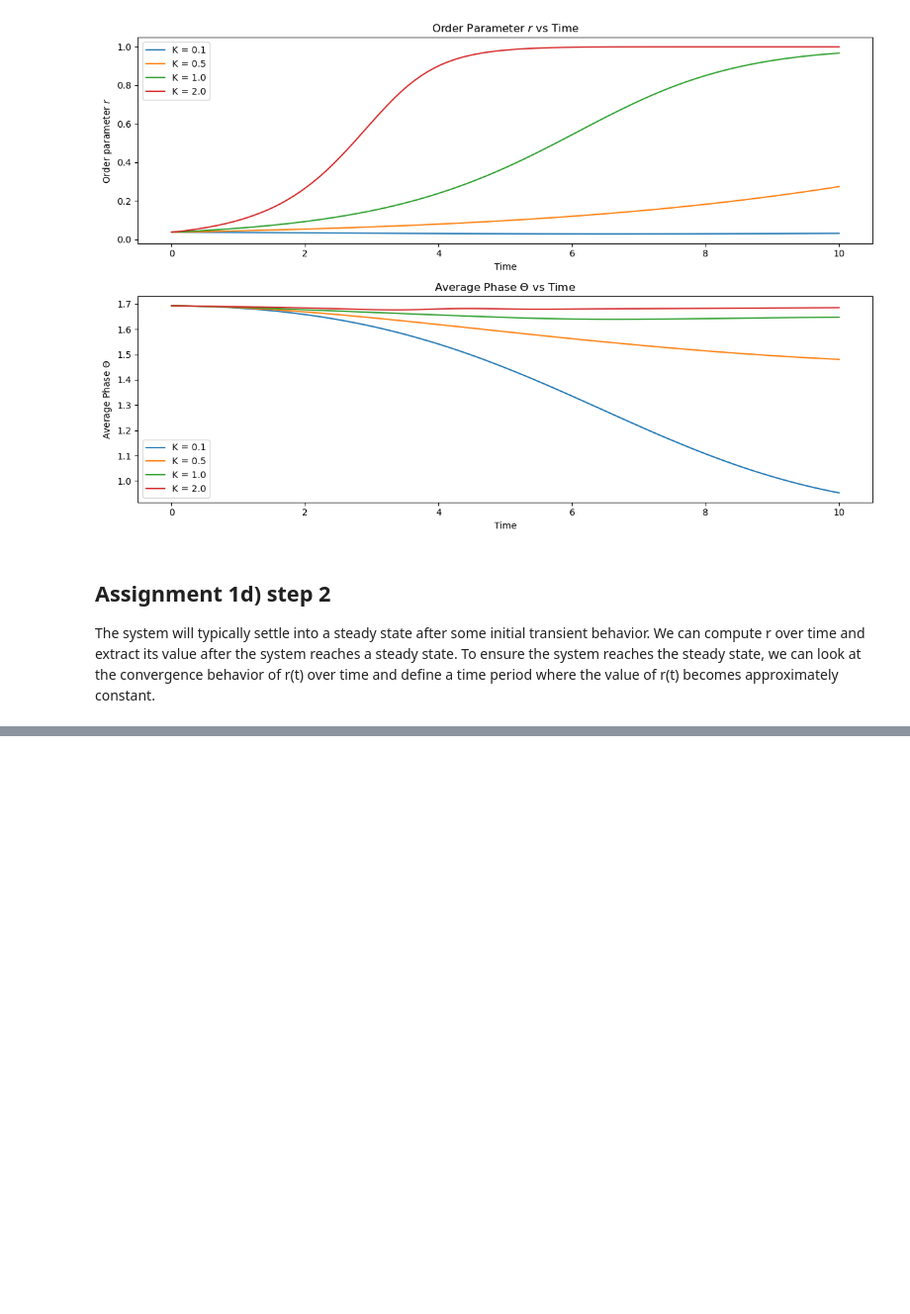
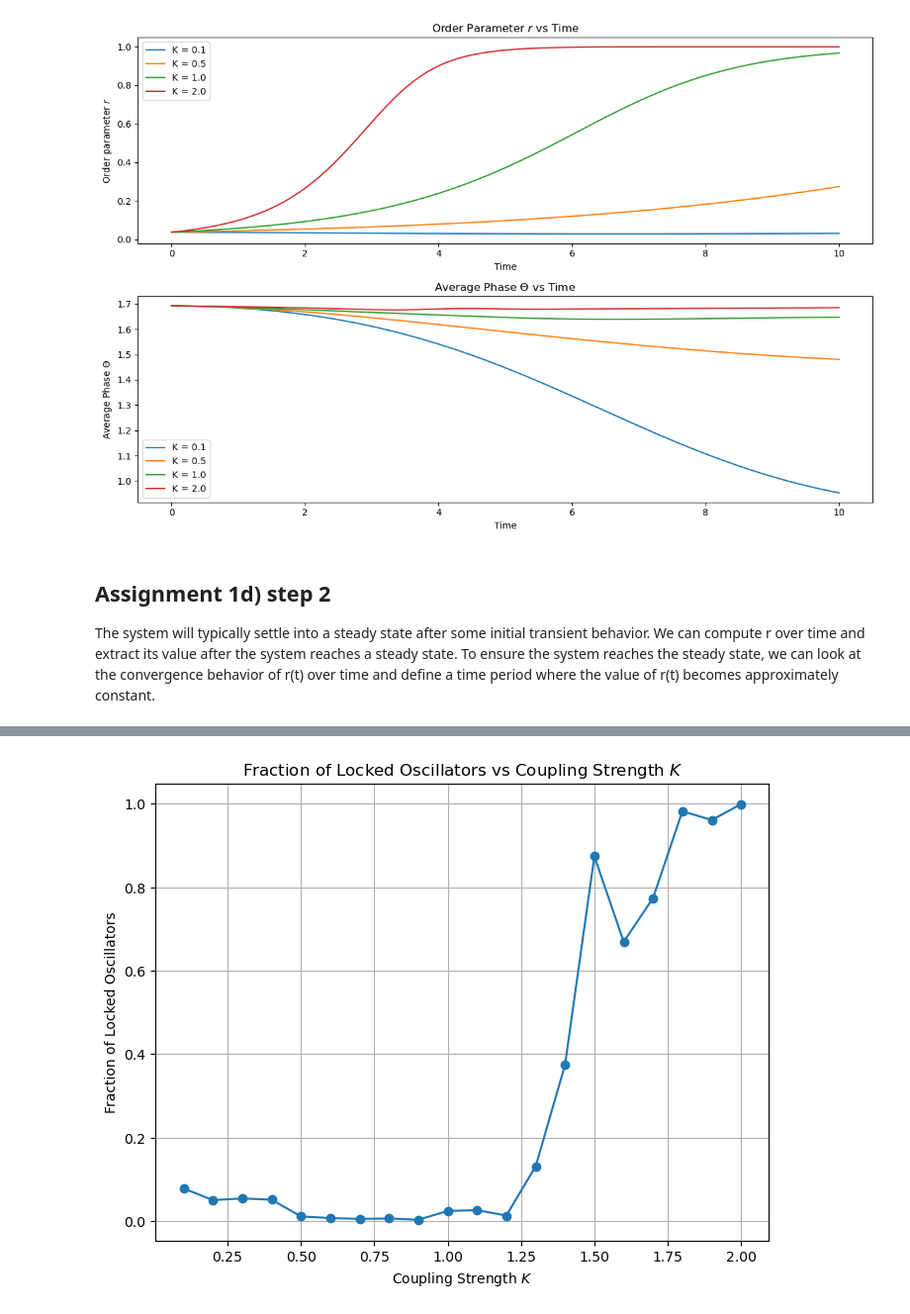
Before and after one commit to EvaMare/Computational-Neuroscience, a Jupyter notebook: Assignment 4.ipynb, the cells around one changed output, grey strips where cells are left out. Shown at 99% size. Cells and saved outputs as stored; diff of their text form; code cells hidden in the pictures; blank space fills up the shorter version.

```diff
--- a/Assignment 4.ipynb
+++ b/Assignment 4.ipynb
@@ -172,39 +170,38 @@ Locked oscillators have synchronized phases, and as a consequence, their phase d
 # %%
 # Function to determine the fraction of locked oscillators for a given K
 def compute_locked_fraction(K):
     # Initial conditions: random initial phases for each oscillator
     theta0 = np.random.uniform(0, 2 * np.pi, N)
 
     # Solve the system of ODEs
     theta = odeint(mean_field_eq, theta0, t, args=(K, omega, N))
 
-    # Compute the phase differences for each oscillator to check for locking
+    # Compute the phase velocities for each oscillator (derivative of phase)
+    phase_velocities = np.diff(theta, axis=0) / dt  # phase velocities over time
+
     locked_count = 0
     for i in range(N):
-        # Check if the phase of the oscillator i is constant over time
-        phase_diff = np.diff(theta[:, i])
-        if np.all(np.abs(phase_diff) < 0.01):  # Threshold to check for phase constancy
+        # Check if the phase velocity of the oscillator i is near zero over the last 20% of time
+        if np.all(np.abs(phase_velocities[int(0.8 * len(phase_velocities)): , i]) < 0.01):
             locked_count += 1
 
     # Return the fraction of locked oscillators
     return locked_count / N
-
-# List of different K values to simulate
-K_values = np.linspace(0.1, 2.0, 20)
 
 # List to store the fraction of locked oscillators for each K
 locked_fractions = []
 
 # Loop over different K values and compute the fraction of locked oscillators
 for K in K_values:
     locked_fractions.append(compute_locked_fraction(K))
 
 # Plot the fraction of locked oscillators as a function of K
 plt.figure(figsize=(8, 6))
-plt.plot(K_values, locked_fractions, label='Fraction of Locked Oscillators', marker='o')
+plt.plot(K_values, locked_fractions, marker='o')
 plt.xlabel('Coupling Strength $K$')
 plt.ylabel('Fraction of Locked Oscillators')
 plt.title('Fraction of Locked Oscillators vs Coupling Strength $K$')
 plt.grid(True)
-plt.legend()
 plt.show()
+# %% [output]
+[figure, added]
```
Also changed, not shown: parts of 3 cells of this notebook.
